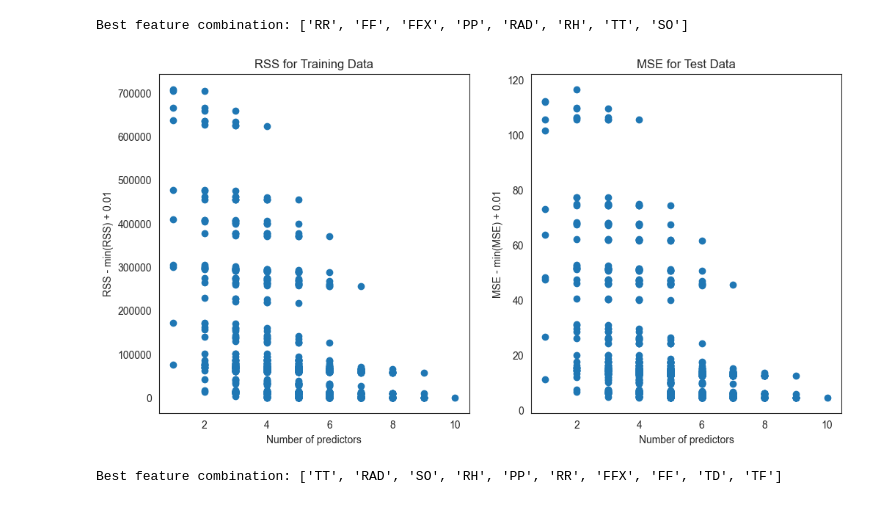
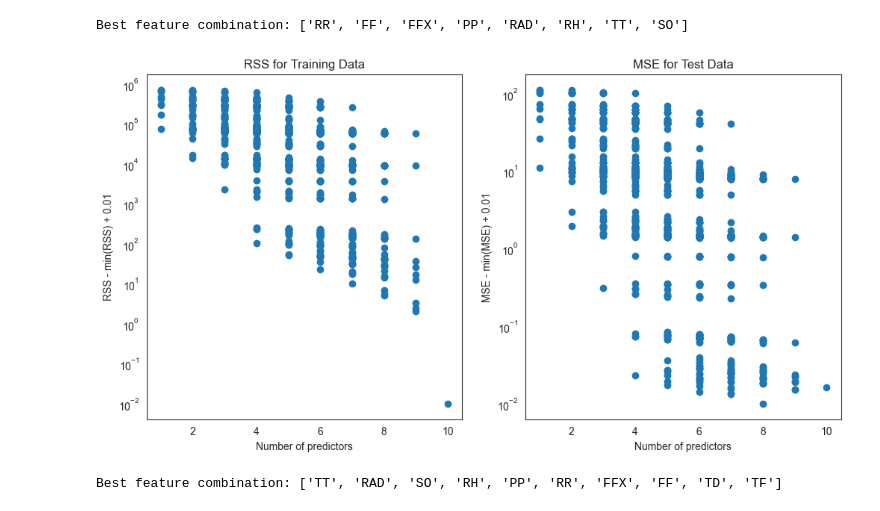
Before and after one commit to Entonia314/machine_learning_in_metereology, a Jupyter notebook: Exercise 1/Lin_Reg_Station_Obs_Graz_Students_AltonV.ipynb, the cells around one changed output. Drawn from its saved outputs; the diff is of its cells as text; code cells hidden in the pictures.

Commit message:
Fixed plots in Notebook1, started with Notebook2

```diff
--- a/Exercise 1/Lin_Reg_Station_Obs_Graz_Students_AltonV.ipynb
+++ b/Exercise 1/Lin_Reg_Station_Obs_Graz_Students_AltonV.ipynb
@@ -407,39 +407,45 @@ Best feature combination: ['RR', 'FF', 'FFX', 'PP', 'RAD', 'RH', 'TT', 'SO']
 
 # Create a plot with the results from best subset selection like in slide 17
 
 # Left subplot contains RSS for Training data, right subplot MSE for Testdata
 
 # Compute minimum RSS and MSE
 min_rss = min(rss_train)
 min_mse = min(mse_test)
 
+rss_y_adjusted = np.zeros(len(rss_y))
+mse_y_adjusted = np.zeros(len(mse_y))
+
 # Compute adjusted RSS and MSE
 for i in range(len(rss_y)):
-    rss_y[i] = rss_y[i] - min_rss + 0.01
+    rss_y_adjusted[i] = rss_y[i] - min_rss + 0.01
 
-for i in range(len(mse_list)):
-    mse_y[i] = mse_y[i] - min_mse + 0.01
+for i in range(len(mse_y)):
+    mse_y_adjusted[i] = mse_y[i] - min_mse + 0.01
 
 
 # Create figure and subplots
 fig, ax = plt.subplots(1, 2, figsize=(12, 6))
+# plt.semilogy()
 
 # Plot adjusted RSS
-ax[0].scatter(rss_x, rss_y, marker='o')
+ax[0].scatter(rss_x, rss_y_adjusted, marker='o')
 ax[0].set_xlabel('Number of predictors')
 ax[0].set_ylabel('RSS - min(RSS) + 0.01')
 ax[0].set_title('RSS for Training Data')
+ax[0].set_yscale('log')
 
 # Plot adjusted MSE
-ax[1].scatter(mse_x, mse_y, marker='o')
+ax[1].scatter(mse_x, mse_y_adjusted, marker='o')
 ax[1].set_xlabel('Number of predictors')
 ax[1].set_ylabel('MSE - min(MSE) + 0.01')
 ax[1].set_title('MSE for Test Data')
+ax[1].set_yscale('log')
 
 # Show plots
 plt.show()
 # %% [output]
-[figure, old version]
+[figure, new version]
 # %%
 # Optional: Forward Stepwise Subset Selection
 # Implement algorithm from Slide 18
```
Also changed, not shown: 1 other file.
